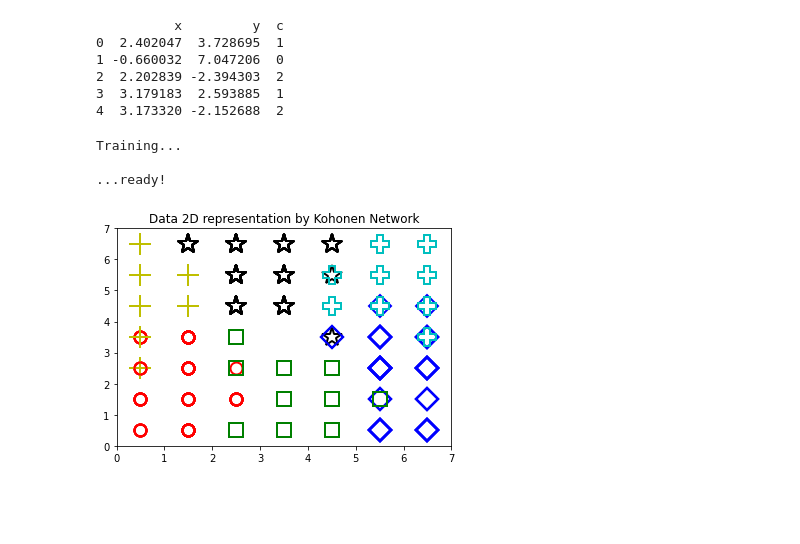
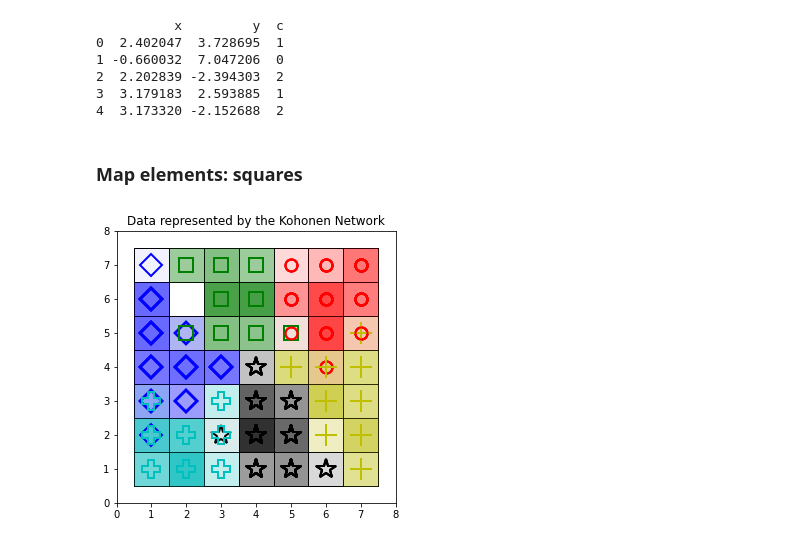
Before and after one commit to mstaczek/miowad, a Jupyter notebook: SOM/lab1.ipynb, the cells around one changed output. Drawn from its saved outputs; the diff is of its cells as text; code cells hidden in the pictures; blank space fills up the shorter version.

Commit message:
Kohonen lab1 first attempt

```diff
--- a/SOM/lab1.ipynb
+++ b/SOM/lab1.ipynb
@@ -56,27 +56,9 @@ data = np.array(x_train)
+# %% [markdown]
+### Map elements: squares
 # %%
-som = SOM.SelfOrganizingMap(7,7,2)
+som = SOM.SelfOrganizingMap(7,7,2, hexagonal_map=False)
 som.init_weights()
-print("Training...")
-som.train(data=data, epochs=100,neighbourhood_scaler=0.5, learning_rate=0.3)
-print("\n...ready!")
+som.train(data=x_train, epochs=10,neighbourhood_scaler=0.5, learning_rate=0.3)
+som.plot_map(data=x_train, classes=y_train)
 # %% [output]
-Training...
-
-...ready!
+[figure, added]
-# %%
-from pylab import plot,axis,show,pcolor,colorbar,bone
-# bone()
-t = y_train
-# use different colors and markers for each label
-markers = ['o','s','D',"P","*","+"]
-colors = ['r','g','b','c','k','y']
-for cnt,xx in enumerate(data):
- w = som.winner_for_sample(xx)
- # palce a marker on the winning position for the sample xx
- plot(w[0]+.5,w[1]+.5,markers[t[cnt][0]],markerfacecolor='None',
-   markeredgecolor=colors[t[cnt][0]],markersize=12+t[cnt]*2,markeredgewidth=2)
-axis([0,som.weights.shape[0],0,som.weights.shape[1]])
-plt.title("Data 2D representation by Kohonen Network")
-show()
-# %% [output]
-[figure, removed]
```
Also changed, not shown: parts of 12 cells of this notebook.
